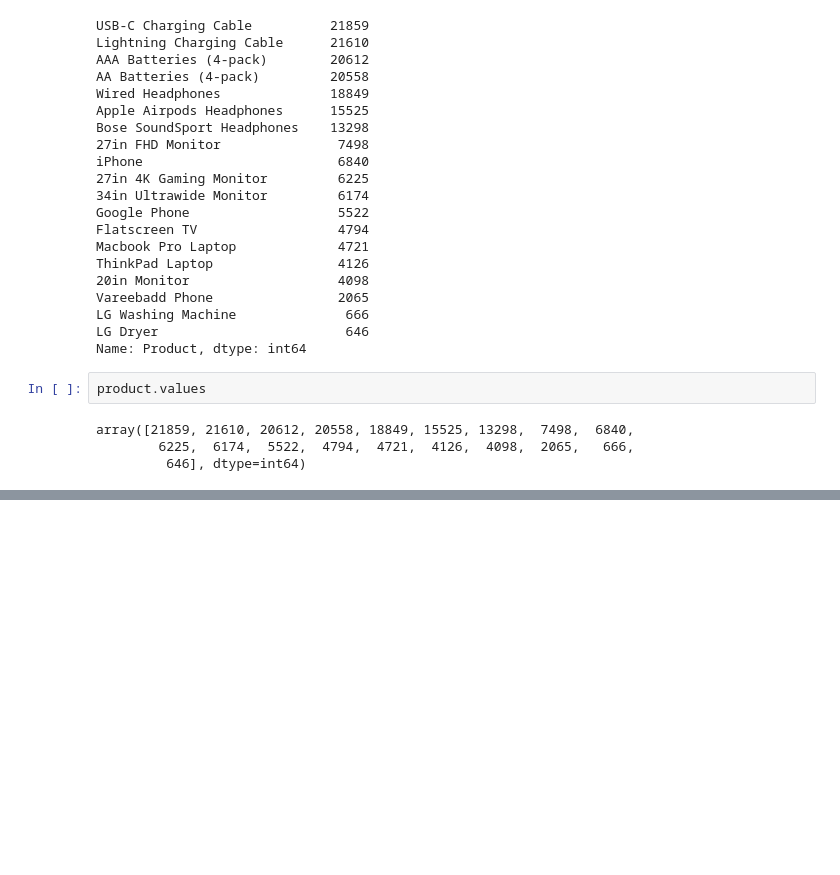
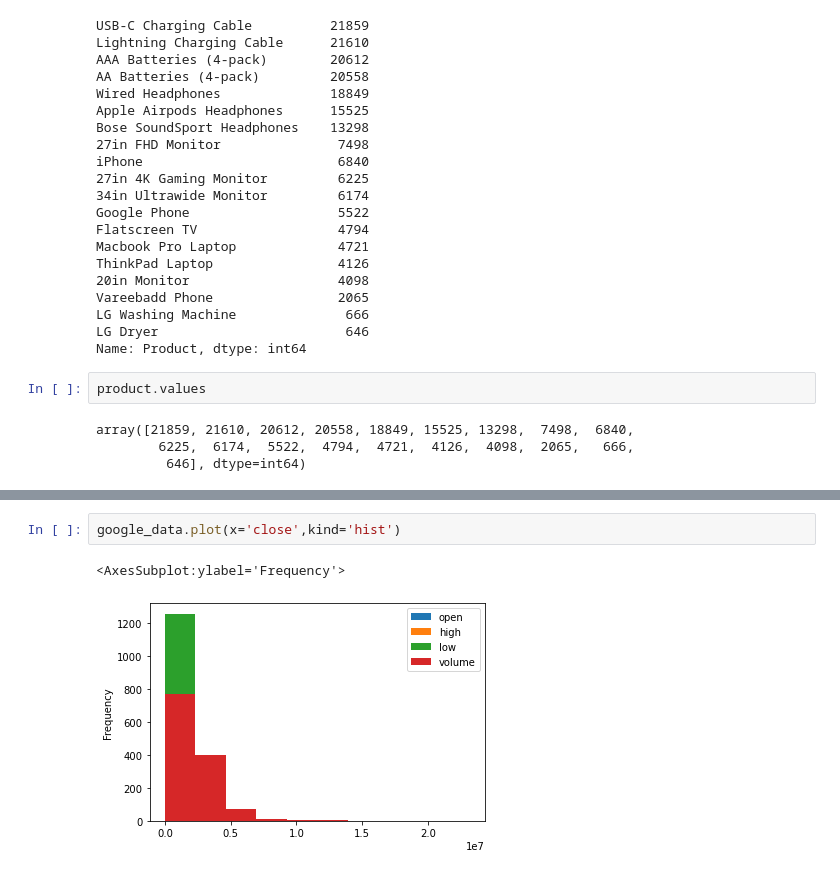
Before and after one commit to Edubridge-karthik/EXL-CHENNAI---8410-and-PUNE-8414-DA--Batch, a Jupyter notebook: EXL-CHENNAI and PUNE- DA/Pandas_lec.ipynb, the cells around one changed output, grey strips where cells are left out. Saved outputs shown, nothing was run; the diff lists cells and outputs as text; blank space fills up the shorter version.

```diff
--- a/EXL-CHENNAI and PUNE- DA/Pandas_lec.ipynb
+++ b/EXL-CHENNAI and PUNE- DA/Pandas_lec.ipynb
@@ -3288,0 +3358,5 @@ plt.show()
+# %%
+google_data.plot(x='close',kind='hist')
+# %% [output]
+<AxesSubplot:ylabel='Frequency'>
+[figure, added]
```
Also changed, not shown: parts of 44 cells of this notebook.
